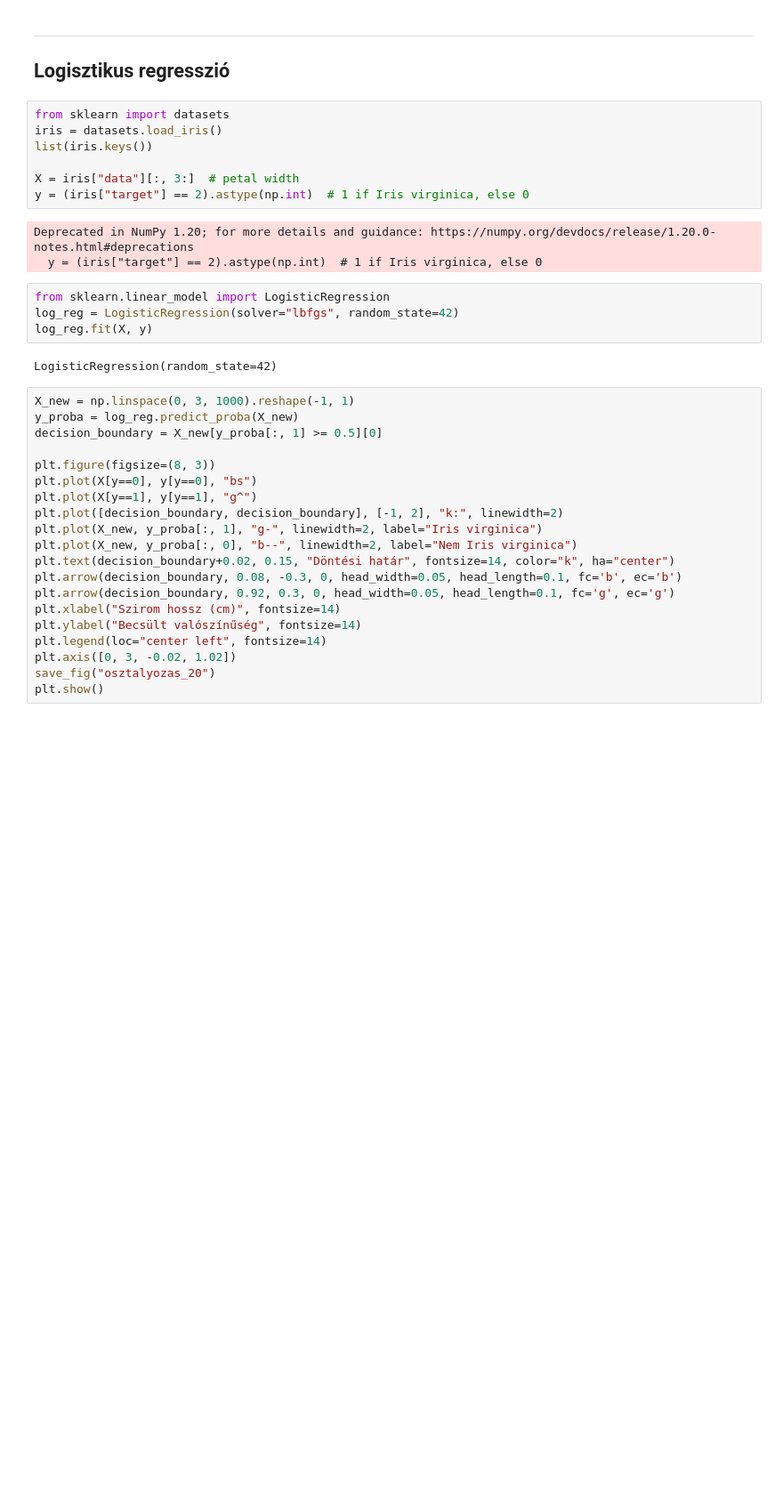
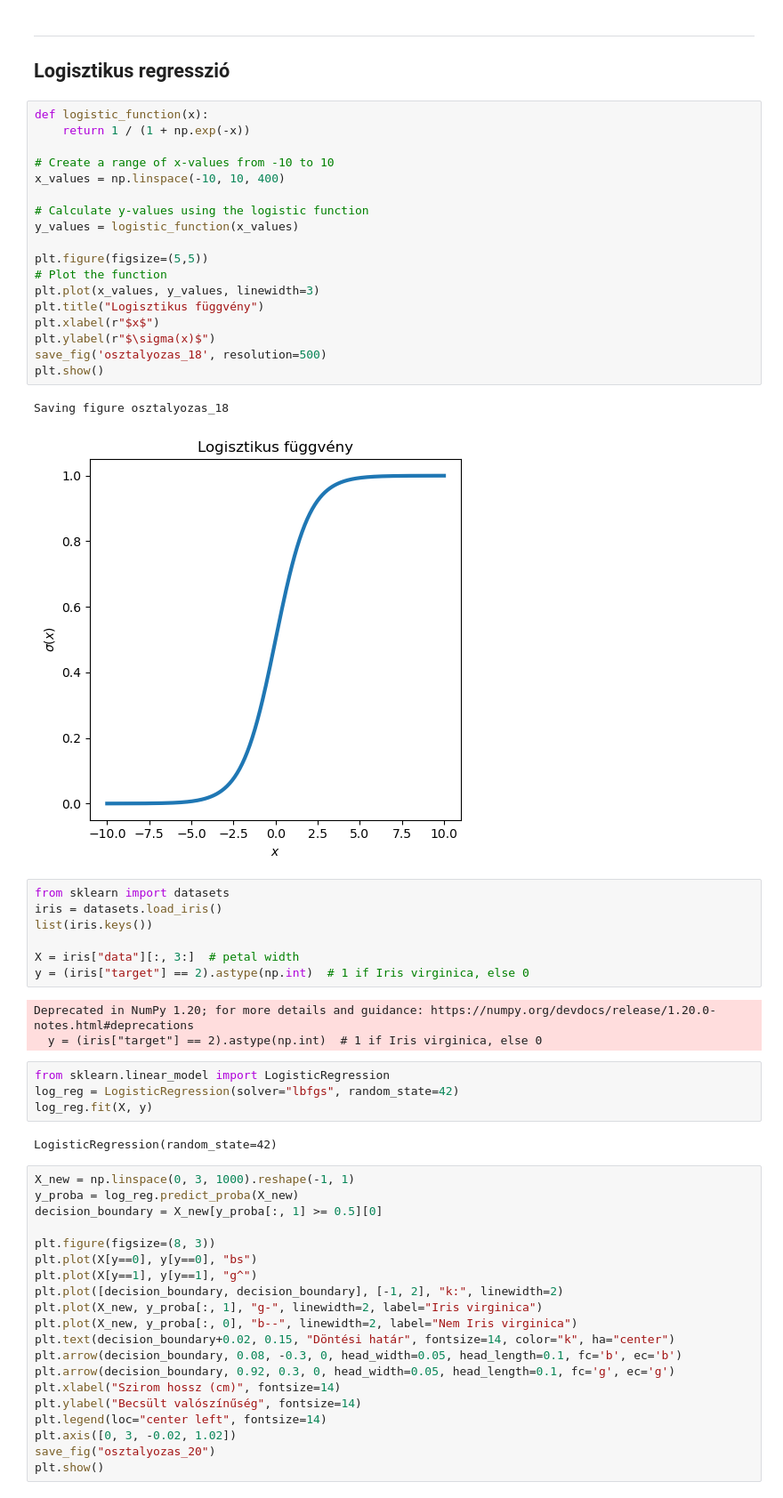
Before and after one commit to basictask/Elemzesmodszertan, a Jupyter notebook: 2_classification/doc/images/2_classification.ipynb, the cells around one changed output. Shown at 89% size. Saved outputs shown, nothing was run; the diff lists cells and outputs as text; blank space fills up the shorter version.

```diff
--- a/2_classification/doc/images/2_classification.ipynb
+++ b/2_classification/doc/images/2_classification.ipynb
@@ -149,6 +188,27 @@ Saving figure osztalyozas_14
 # %% [markdown]
 ---
 ## Logisztikus regresszió
+# %%
+def logistic_function(x):
+    return 1 / (1 + np.exp(-x))
+
+# Create a range of x-values from -10 to 10
+x_values = np.linspace(-10, 10, 400)
+
+# Calculate y-values using the logistic function
+y_values = logistic_function(x_values)
+
+plt.figure(figsize=(5,5))
+# Plot the function
+plt.plot(x_values, y_values, linewidth=3)
+plt.title("Logisztikus függvény")
+plt.xlabel(r"$x$")
+plt.ylabel(r"$\sigma(x)$")
+save_fig('osztalyozas_18', resolution=500)
+plt.show()
+# %% [output]
+Saving figure osztalyozas_18
+[figure, added]
 # %%
 from sklearn import datasets
 iris = datasets.load_iris()
```
Also changed, not shown: parts of 2 cells of this notebook, 3 other files.
